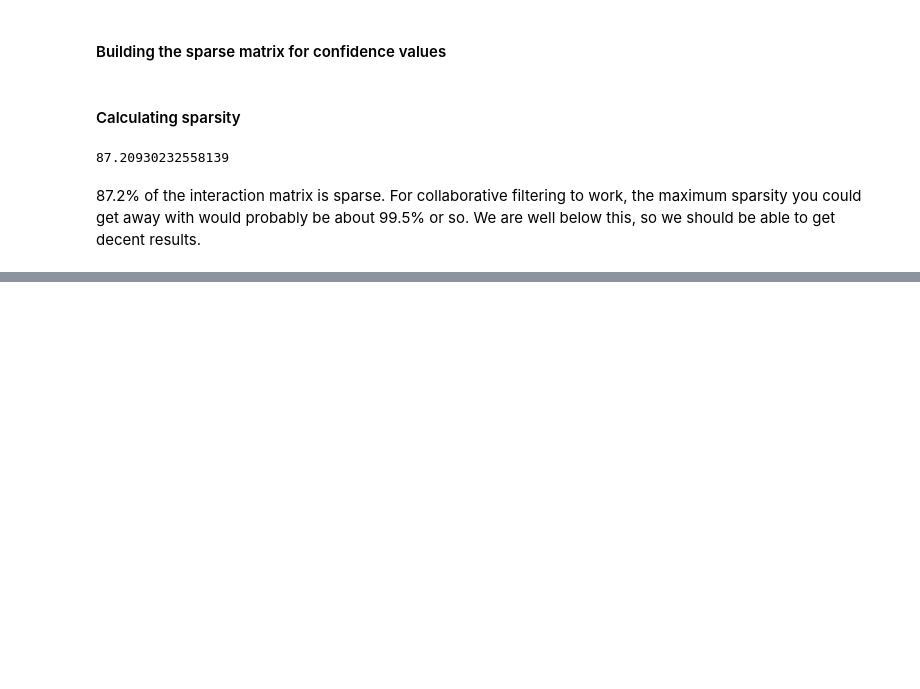
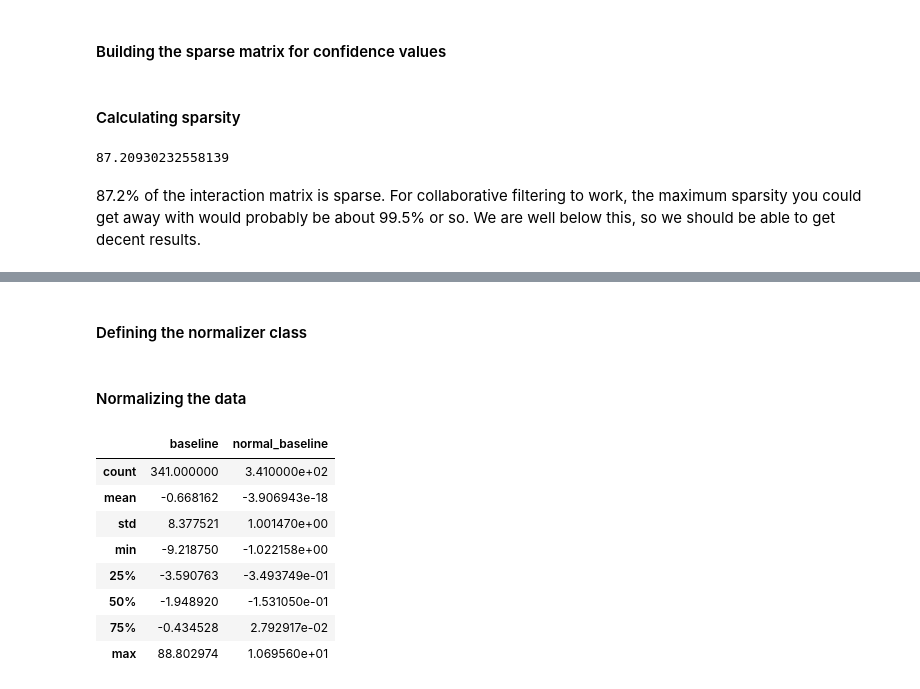
Before and after one commit to Roy7017/Recommenders, a Jupyter notebook: baseline.ipynb, the cells around one changed output, grey strips where cells are left out. Cells and saved outputs as stored; diff of their text form; code cells hidden in the pictures; blank space fills up the shorter version.

```diff
--- a/baseline.ipynb
+++ b/baseline.ipynb
@@ -567,0 +575,38 @@ The rank score for the Implicit ALS model is 12.255283648498331 %
+# %% [markdown]
+#### Defining the normalizer class
+# %%
+class Normalizer():
+    def __init__(self):
+        pass
+
+    def fit(self, values: np.ndarray):
+        self.mean = values.mean()
+        self.std = values.std()
+
+    def transform(self, values: np.ndarray):
+        return (values - self.mean) / self.std
+
+    def fit_transform(self, values: np.ndarray):
+        self.fit(values)
+        return self.transform(values)
+
+    def inverse(self, values: np.ndarray):
+        return (values * self.std) + self.mean
+# %% [markdown]
+#### Normalizing the data
+# %%
+normalizer = Normalizer()
+normalizer.fit(train_data.baseline.values)
+train_data['normal_baseline'] = pd.Series(normalizer.transform(train_data.baseline.values))
+# %%
+train_data[['user', 'service', 'baseline', 'normal_baseline']].describe()
+# %% [output]
+|  | baseline | normal_baseline |
+| count | 341.000000 | 3.410000e+02 |
+| mean | -0.668162 | -3.906943e-18 |
+| std | 8.377521 | 1.001470e+00 |
+| min | -9.218750 | -1.022158e+00 |
+| 25% | -3.590763 | -3.493749e-01 |
+| 50% | -1.948920 | -1.531050e-01 |
+| 75% | -0.434528 | 2.792917e-02 |
+| max | 88.802974 | 1.069560e+01 |
```
Also changed, not shown: parts of 15 cells of this notebook.
